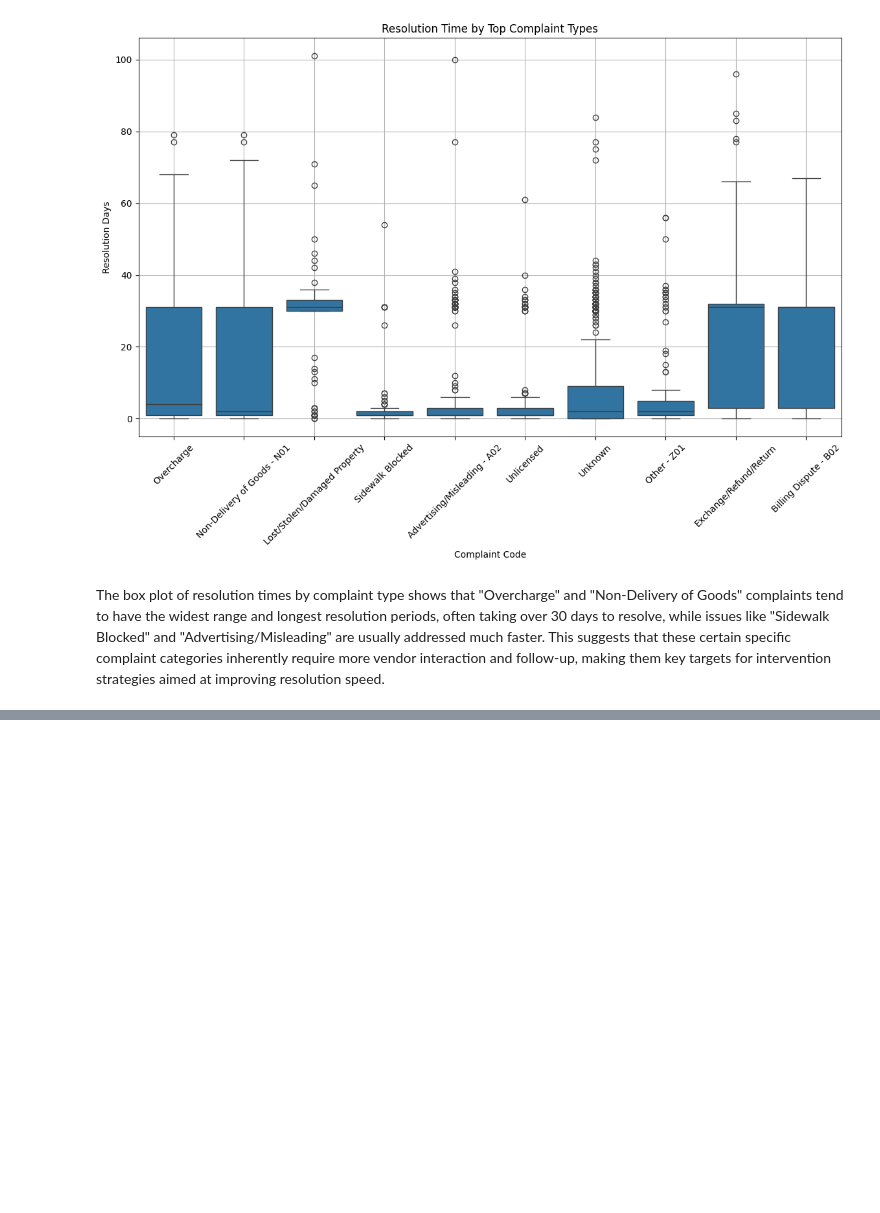
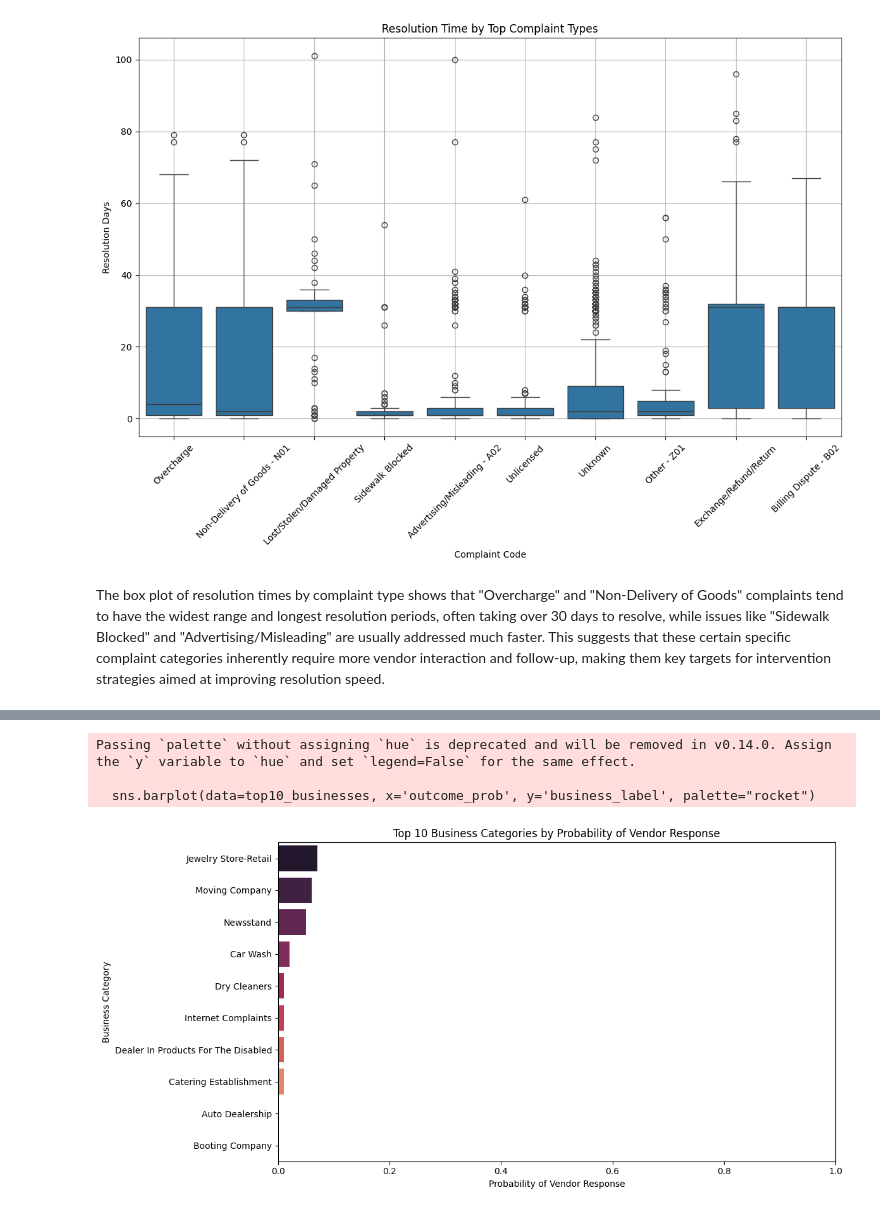
Before and after one commit to aryamankachroo/DTSC2302FinalProject, a Jupyter notebook: nyc_complaints.ipynb, the cells around one changed output, grey strips where cells are left out. Saved outputs shown, nothing was run; the diff lists cells and outputs as text; code cells hidden in the pictures; blank space fills up the shorter version.

```diff
--- a/nyc_complaints.ipynb
+++ b/nyc_complaints.ipynb
@@ -457,0 +497,30 @@ The box plot of resolution times by complaint type shows that "Overcharge" and "
+# %%
+business_cats = np.sort(df['business_category_encoded'].unique())
+predict_business_df = pd.DataFrame({
+    'business_category_encoded': business_cats,
+    'complaint_code_encoded': np.zeros_like(business_cats),  # neutral dummy
+    'resolution_days': np.full_like(business_cats, df['resolution_days'].median())  # median days
+})
+
+outcome_probs = rf_model.predict_proba(predict_business_df[['business_category_encoded', 'complaint_code_encoded', 'resolution_days']])[:, 1]
+
+predict_business_df['business_label'] = le_business_category.inverse_transform(predict_business_df['business_category_encoded'])
+predict_business_df['outcome_prob'] = outcome_probs
+
+# Sort and pick Top 10 business categories
+top10_businesses = predict_business_df.sort_values('outcome_prob', ascending=False).head(10)
+
+# Plot: Vendor response probability by Top 10 Business Categories
+plt.figure(figsize=(12,6))
+sns.barplot(data=top10_businesses, x='outcome_prob', y='business_label', palette="rocket")
+plt.title("Top 10 Business Categories by Probability of Vendor Response")
+plt.xlabel("Probability of Vendor Response")
+plt.ylabel("Business Category")
+plt.xlim(0, 1)  # Probability range
+plt.tight_layout()
+plt.show()
+# %% [output]
+Passing `palette` without assigning `hue` is deprecated and will be removed in v0.14.0. Assign the `y` variable to `hue` and set `legend=False` for the same effect.
+
+  sns.barplot(data=top10_businesses, x='outcome_prob', y='business_label', palette="rocket")
+[figure, added]
```
Also changed, not shown: parts of 5 cells of this notebook.
